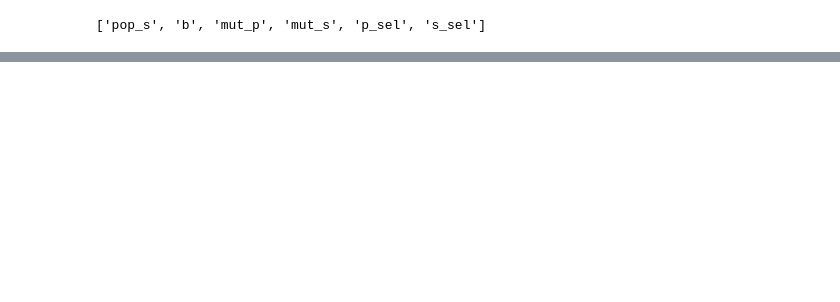
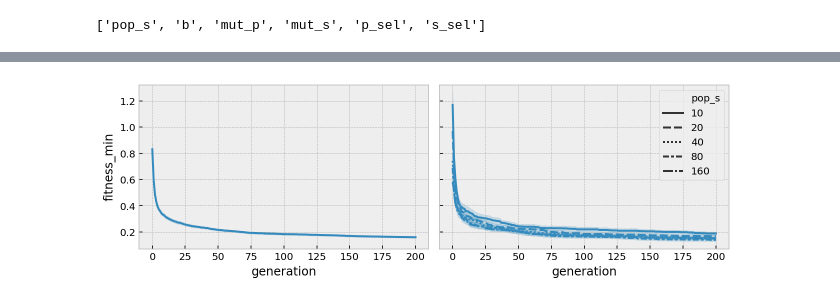
Before and after one commit to EloyRD/ThesisExp, a Jupyter notebook: EA_A_02_OFAT.ipynb, the cells around one changed output, grey strips where cells are left out. Saved outputs shown, nothing was run; the diff lists cells and outputs as text; code cells hidden in the pictures; blank space fills up the shorter version.

```diff
--- a/EA_A_02_OFAT.ipynb
+++ b/EA_A_02_OFAT.ipynb
@@ -480,0 +370,8 @@ Wall time: 13.6 s
+# %%
+query = (multi_fit['exp']==1)
+fig, axs = plt.subplots(1, 2, figsize=(9,3), sharey = True)
+sns.lineplot(x='generation', y='fitness_min', data=multi_fit[query], ax=axs[0])
+sns.lineplot(x='generation', y='fitness_min', style='pop_s', data=multi_fit[query], ax=axs[1])
+plt.tight_layout()
+# %% [output]
+[figure, added]
```
Also changed, not shown: parts of 38 cells of this notebook, 17 other files.
